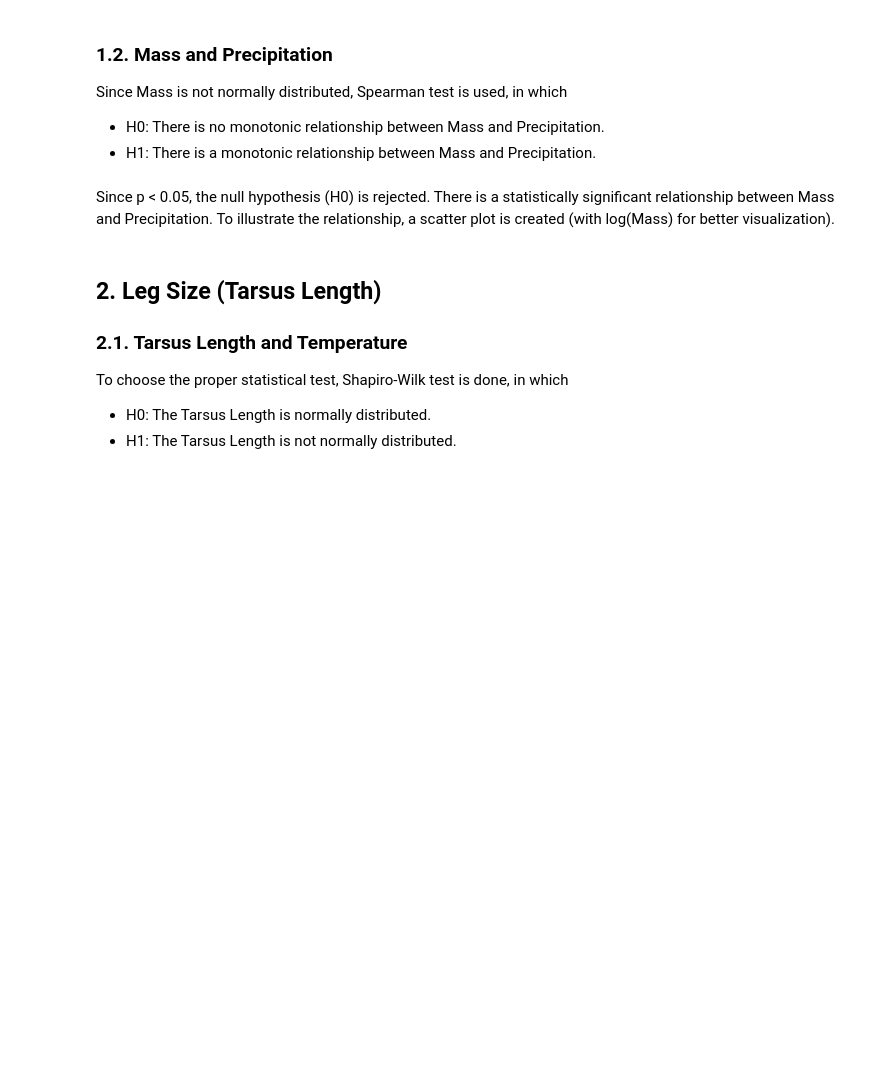
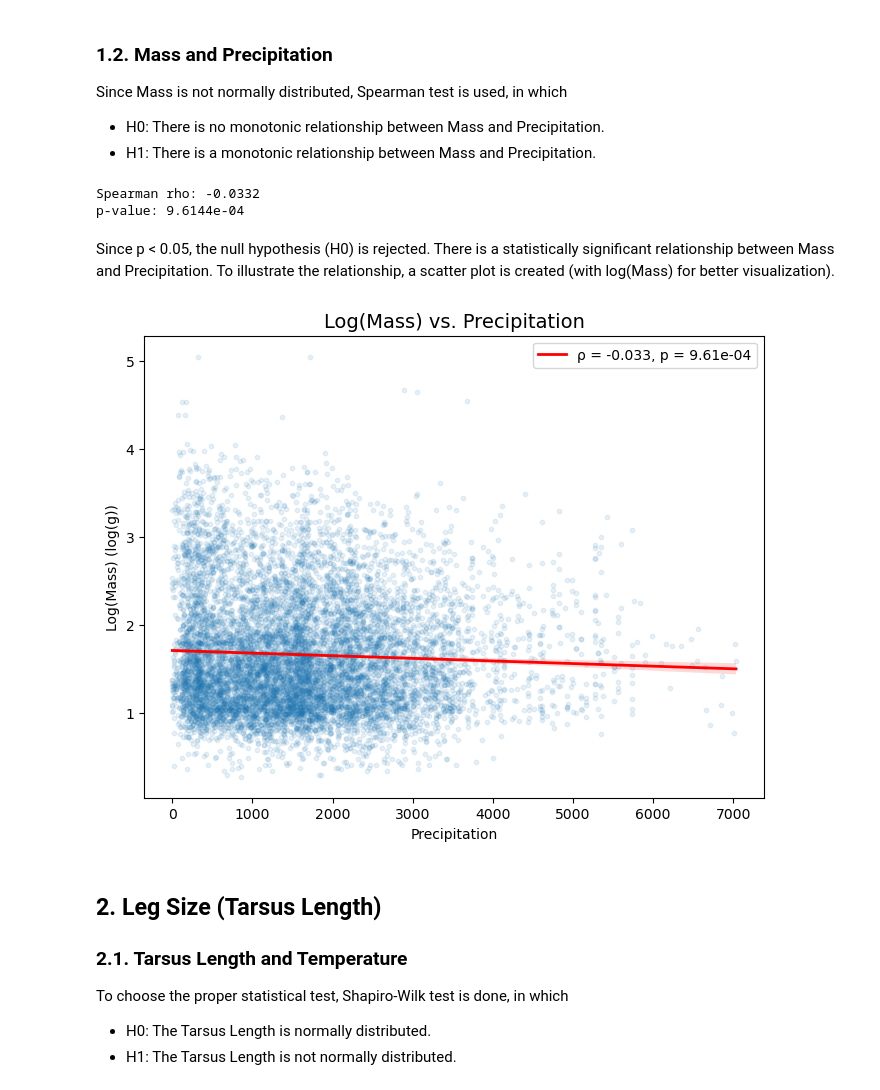
Before and after one commit to emrekisacik/Avian-Morphology-and-Climate, a Jupyter notebook: Climatic_EDA.ipynb, the cells around one changed output. Drawn from its saved outputs; the diff is of its cells as text; code cells hidden in the pictures; blank space fills up the shorter version.

```diff
--- a/Climatic_EDA.ipynb
+++ b/Climatic_EDA.ipynb
@@ -11,7 +9,7 @@ import matplotlib.pyplot as plt
 import seaborn as sns
 
 # Data
-df = pd.read_csv('AVONET.csv' )
+df = pd.read_csv('AVONETplusClim.csv' )
 # %% [markdown]
 ## **1. Body Size (Mass)**
 
@@ -98,32 +110,35 @@ correlation_rho, p_value_spearman = stats.spearmanr(df['bio_12'], df['Mass'])
 
 print(f"Spearman rho: {correlation_rho:.4f}")
 print(f"p-value: {p_value_spearman:.4e}")
+# %% [output]
+Spearman rho: -0.0332
+p-value: 9.6144e-04
 # %% [markdown]
 Since p < 0.05, the null hypothesis (H0) is rejected. There is a statistically significant relationship between Mass and Precipitation. To illustrate the relationship, a scatter plot is created (with log(Mass) for better visualization).
 # %%
-df = pd.read_csv('AVONET.csv')
-
 df['log_Mass'] = np.log10(df['Mass'])
 
 rho, p = stats.spearmanr(df['bio_12'], df['log_Mass'], nan_policy='omit')
 
 fig, ax = plt.subplots(1, 1, figsize=(8, 6))
 
 sns.regplot(
     x='bio_12',
     y='log_Mass',
     data=df,
     ax=ax,
     scatter_kws={'alpha': 0.1, 's': 10},
     line_kws={'color': 'red', 'lw': 2, 'label': f'ρ = {rho:.3f}, p = {p:.2e}'}
 )
 
 ax.set_title(f"Log(Mass) vs. Precipitation", fontsize=14)
 ax.set_xlabel(f"Precipitation")
 ax.set_ylabel(f"Log(Mass) (log(g))")
 ax.legend(loc='upper right', fontsize=10)
 
 plt.show()
+# %% [output]
+[figure, added]
 # %% [markdown]
 ## **2. Leg Size (Tarsus Length)**
 
```
Also changed, not shown: parts of 40 cells of this notebook, 1 other file.
